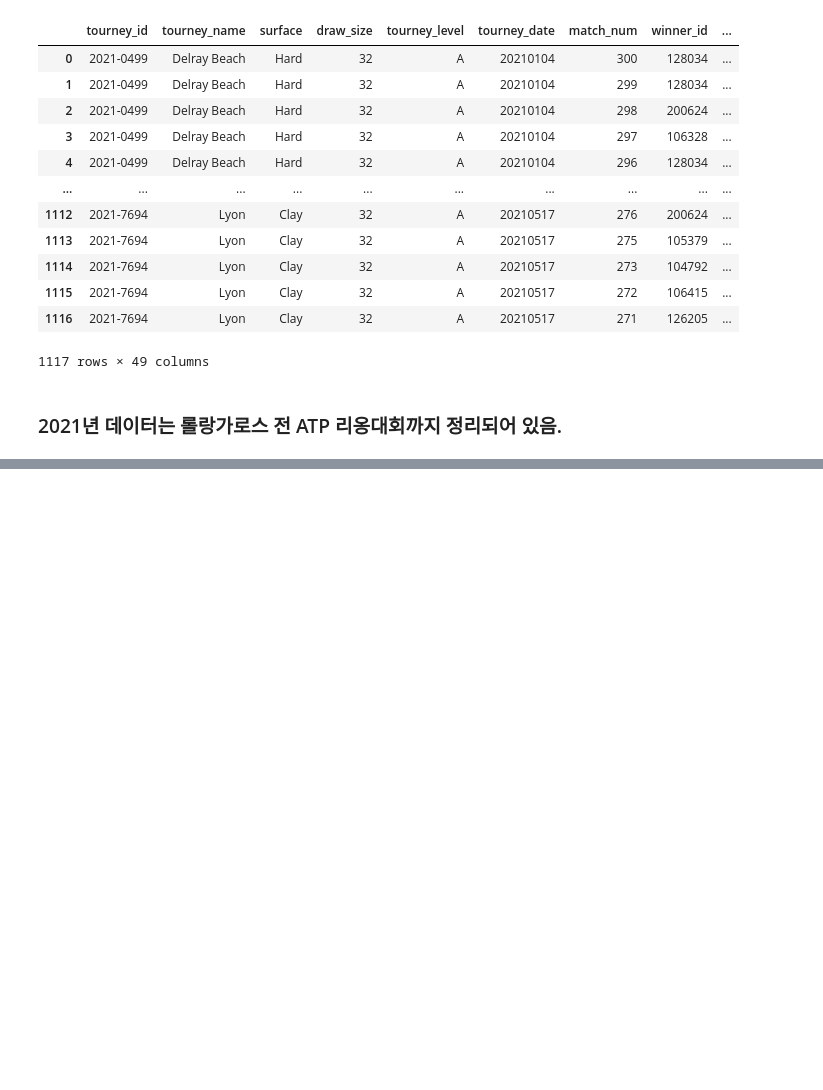
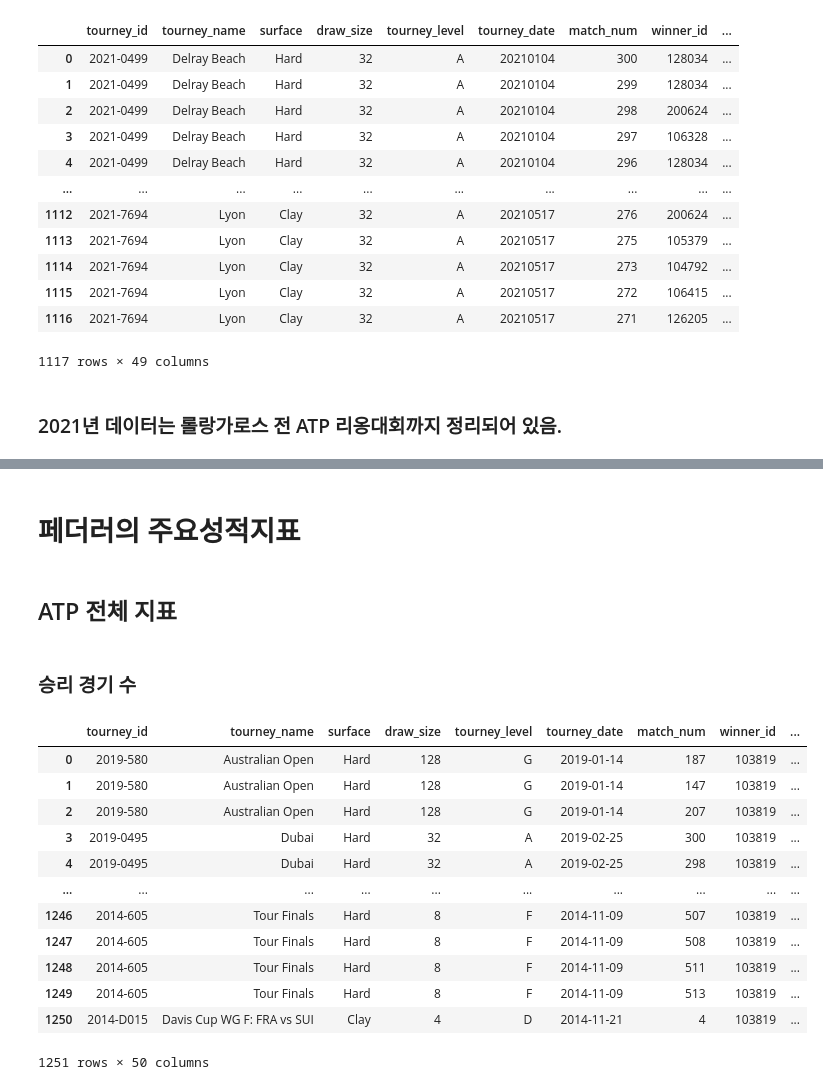
Before and after one commit to sekwangoh/tennisapp, a Jupyter notebook: tennis_data_analysis.ipynb, the cells around one changed output, grey strips where cells are left out. Cells and saved outputs as stored; diff of their text form; code cells hidden in the pictures; blank space fills up the shorter version.

```diff
--- a/tennis_data_analysis.ipynb
+++ b/tennis_data_analysis.ipynb
@@ -318,0 +352,27 @@ atp_matches_2005.csv  atp_matches_2013.csv  atp_matches_2021.csv
+# %% [markdown]
+# 페더러의 주요성적지표
+# %% [markdown]
+## ATP 전체 지표
+# %% [markdown]
+### 승리 경기 수
+# %%
+# 페더러 기록 가져오기
+df_federer_win = df_tennis[df_tennis['winner_name'] == 'Roger Federer']
+
+## reindex해서 정렬
+df_federer_win= df_federer_win.reset_index(drop=True)
+df_federer_win
+# %% [output]
+|  | tourney_id | tourney_name | surface | draw_size | tourney_level | tourney_date | match_num | winner_id | ... |
+| 0 | 2019-580 | Australian Open | Hard | 128 | G | 2019-01-14 | 187 | 103819 | ... |
+| 1 | 2019-580 | Australian Open | Hard | 128 | G | 2019-01-14 | 147 | 103819 | ... |
+| 2 | 2019-580 | Australian Open | Hard | 128 | G | 2019-01-14 | 207 | 103819 | ... |
+| 3 | 2019-0495 | Dubai | Hard | 32 | A | 2019-02-25 | 300 | 103819 | ... |
+| 4 | 2019-0495 | Dubai | Hard | 32 | A | 2019-02-25 | 298 | 103819 | ... |
+| ... | ... | ... | ... | ... | ... | ... | ... | ... | ... |
+| 1246 | 2014-605 | Tour Finals | Hard | 8 | F | 2014-11-09 | 507 | 103819 | ... |
+| 1247 | 2014-605 | Tour Finals | Hard | 8 | F | 2014-11-09 | 508 | 103819 | ... |
+| 1248 | 2014-605 | Tour Finals | Hard | 8 | F | 2014-11-09 | 511 | 103819 | ... |
+| 1249 | 2014-605 | Tour Finals | Hard | 8 | F | 2014-11-09 | 513 | 103819 | ... |
+| 1250 | 2014-D015 | Davis Cup WG F: FRA vs SUI | Clay | 4 | D | 2014-11-21 | 4 | 103819 | ... |
+1251 rows × 50 columns
```
Also changed, not shown: parts of 63 cells of this notebook.
